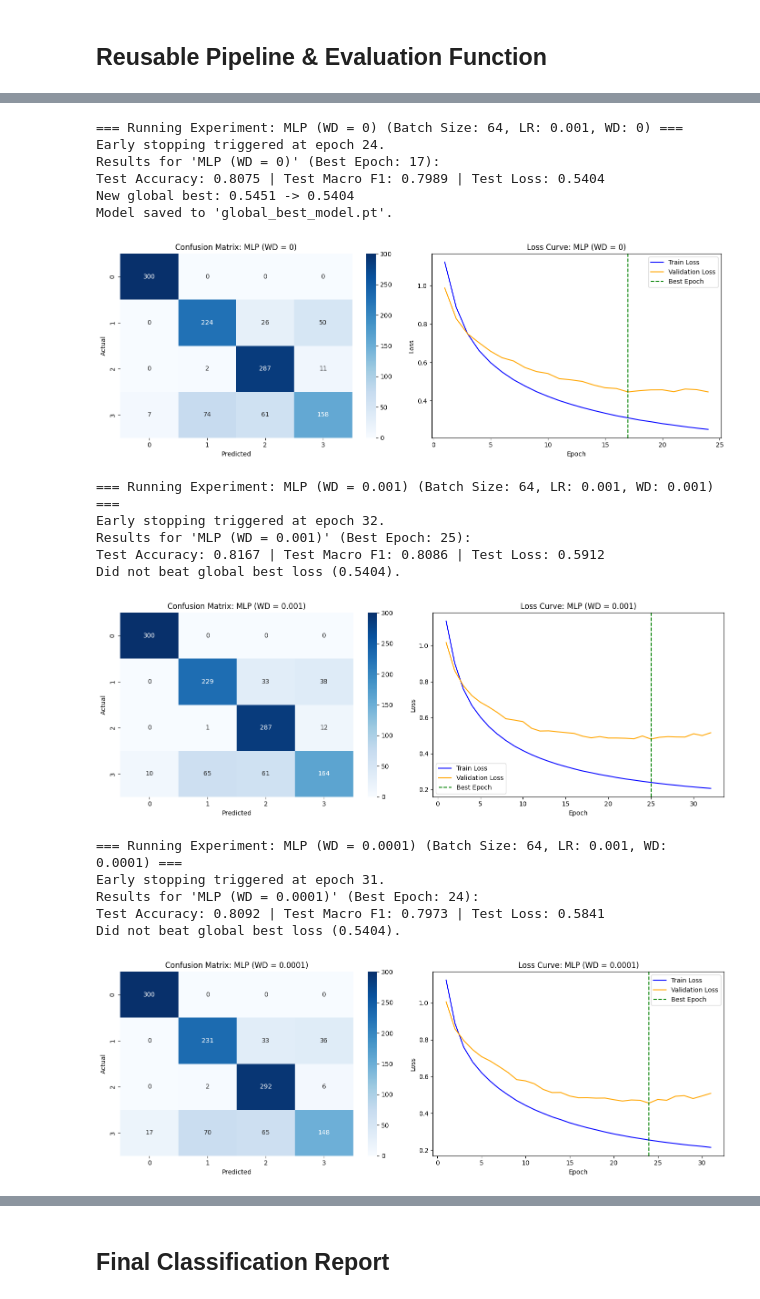
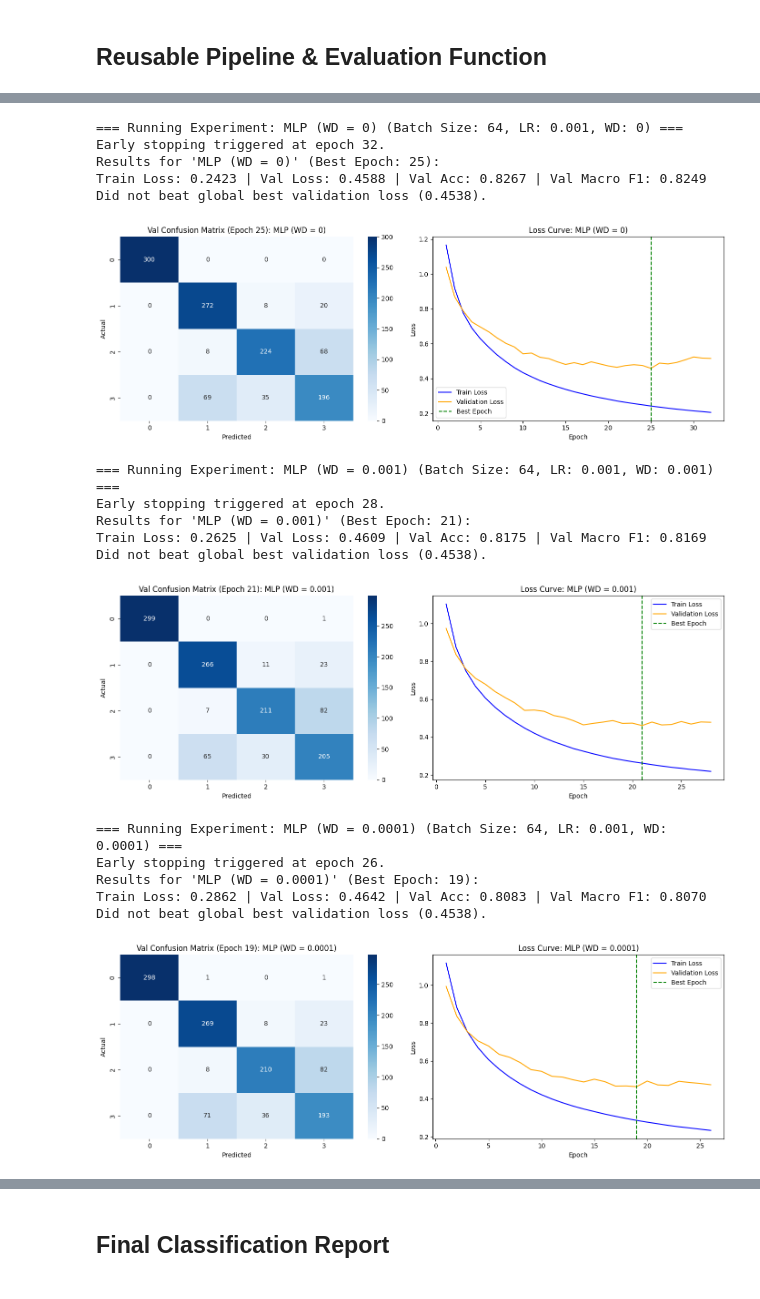
Before and after one commit to jaruss1003/Machine-Learning, a Jupyter notebook: Deep-Learning/Projects/Seizure-Classification/seizure_model_development.ipynb, the cells around one changed output, grey strips where cells are left out. Drawn from its saved outputs; the diff is of its cells as text; code cells hidden in the pictures.

```diff
--- a/Deep-Learning/Projects/Seizure-Classification/seizure_model_development.ipynb
+++ b/Deep-Learning/Projects/Seizure-Classification/seizure_model_development.ipynb
@@ -144,6 +170,7 @@ class MLP_1Layer(nn.Module):
     def __init__(self, dropout_rate=0):
         # 1 Hidden Layer MLP (16 inputs -> 128 hidden units -> 4 classes)
         super().__init__()
+        self.dropout_rate = dropout_rate
         self.network = nn.Sequential(
             nn.Linear(16, 128),
             nn.LeakyReLU(negative_slope=0.01),
@@ -545,31 +563,30 @@ Weight Decay Values of 0, 0.001, and 0.0001 will be compared to the baseline 0.0
 # %%
 weight_decays = [0, 1e-3, 1e-4]
 wd_results = []
 
 for wd in weight_decays:
     model = MLP_1Layer(dropout_rate=0.0)
     res = run_experiment(model, lr=0.001, weight_decay=wd, exp_title=f"MLP (WD = {wd})")
     wd_results.append(res)
 
 wd_df = pd.DataFrame(wd_results)
-display(wd_df.sort_values(by="Test Loss", ascending=True))
+display(wd_df.sort_values(by="Val Loss", ascending=True))
 # %% [output]
 === Running Experiment: MLP (WD = 0) (Batch Size: 64, LR: 0.001, WD: 0) ===
-Early stopping triggered at epoch 24.
-Results for 'MLP (WD = 0)' (Best Epoch: 17):
-Test Accuracy: 0.8075 | Test Macro F1: 0.7989 | Test Loss: 0.5404
-New global best: 0.5451 -> 0.5404
-Model saved to 'global_best_model.pt'.
+Early stopping triggered at epoch 32.
+Results for 'MLP (WD = 0)' (Best Epoch: 25):
+Train Loss: 0.2423 | Val Loss: 0.4588 | Val Acc: 0.8267 | Val Macro F1: 0.8249
+Did not beat global best validation loss (0.4538).
-[figure, old version]
+[figure, new version]
 === Running Experiment: MLP (WD = 0.001) (Batch Size: 64, LR: 0.001, WD: 0.001) ===
-Early stopping triggered at epoch 32.
-Results for 'MLP (WD = 0.001)' (Best Epoch: 25):
-Test Accuracy: 0.8167 | Test Macro F1: 0.8086 | Test Loss: 0.5912
-Did not beat global best loss (0.5404).
+Early stopping triggered at epoch 28.
+Results for 'MLP (WD = 0.001)' (Best Epoch: 21):
+Train Loss: 0.2625 | Val Loss: 0.4609 | Val Acc: 0.8175 | Val Macro F1: 0.8169
+Did not beat global best validation loss (0.4538).
-[figure, old version]
+[figure, new version]
 === Running Experiment: MLP (WD = 0.0001) (Batch Size: 64, LR: 0.001, WD: 0.0001) ===
-Early stopping triggered at epoch 31.
-Results for 'MLP (WD = 0.0001)' (Best Epoch: 24):
-Test Accuracy: 0.8092 | Test Macro F1: 0.7973 | Test Loss: 0.5841
-Did not beat global best loss (0.5404).
+Early stopping triggered at epoch 26.
+Results for 'MLP (WD = 0.0001)' (Best Epoch: 19):
+Train Loss: 0.2862 | Val Loss: 0.4642 | Val Acc: 0.8083 | Val Macro F1: 0.8070
+Did not beat global best validation loss (0.4538).
-[figure, old version]
+[figure, new version]
```
Also changed, not shown: parts of 14 cells of this notebook, 1 other file.
